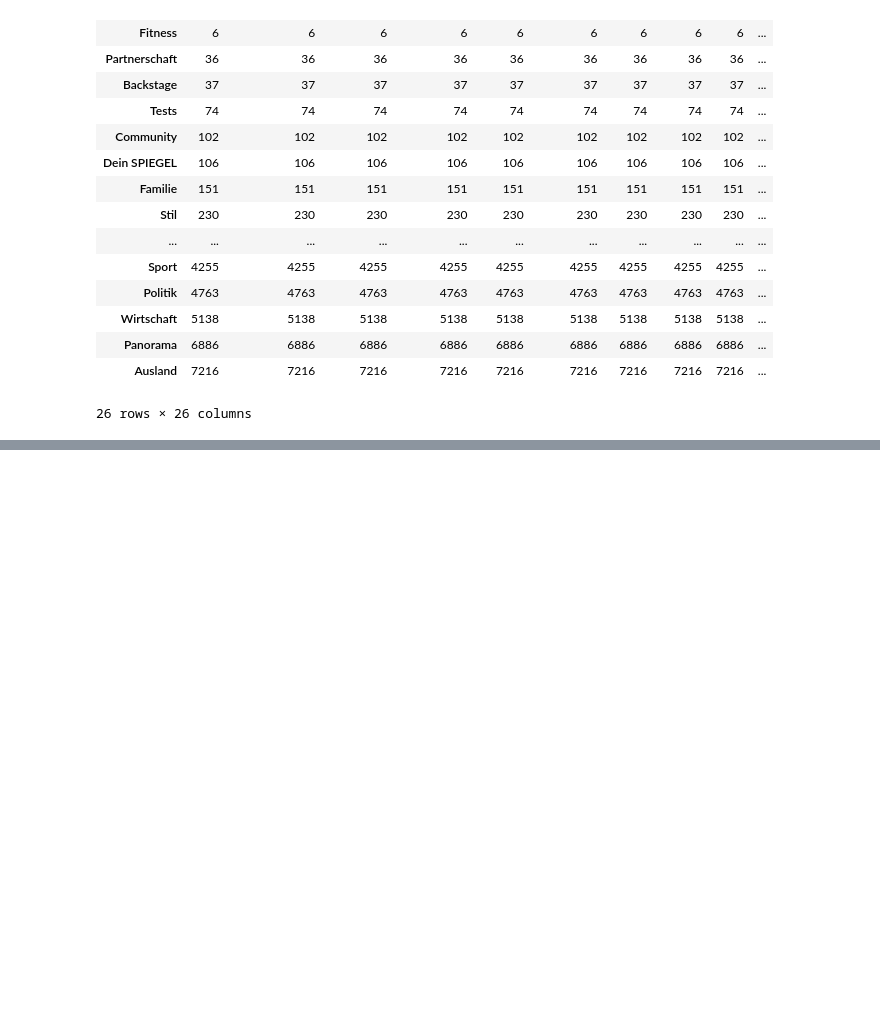
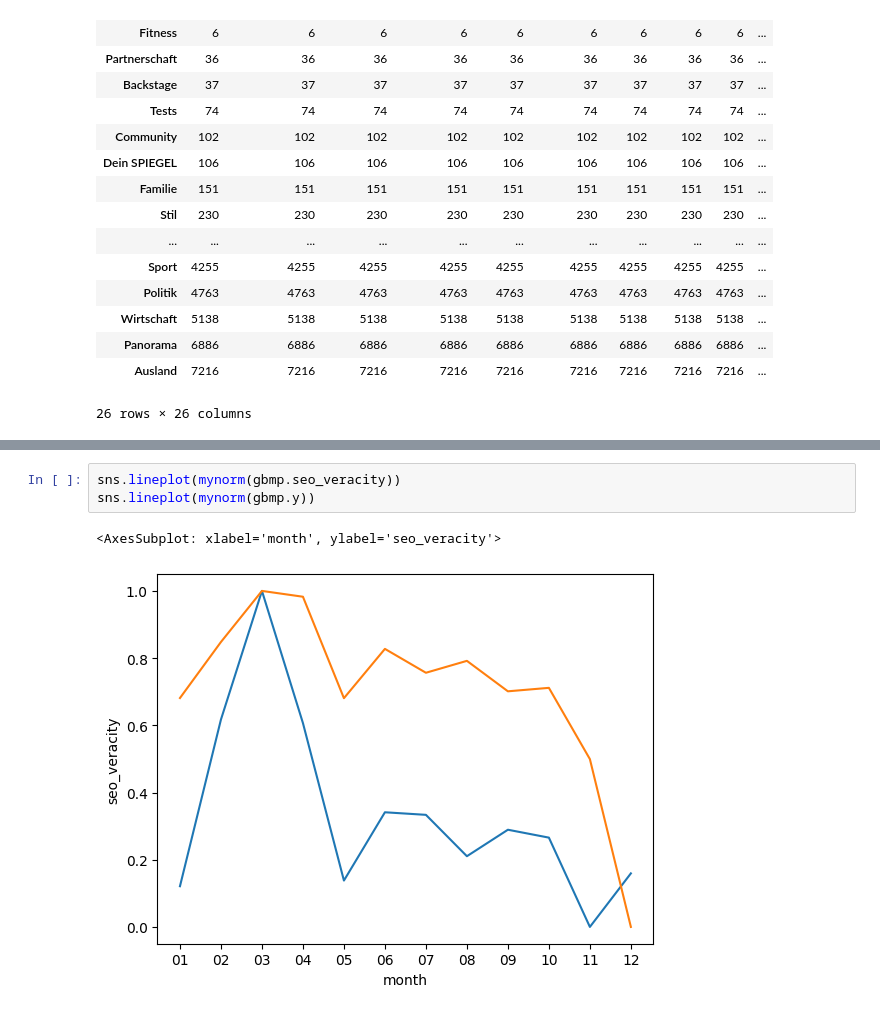
Before and after one commit to horychtom/predicting-users, a Jupyter notebook: notebooks/dataset_versions.ipynb, the cells around one changed output, grey strips where cells are left out. Saved outputs shown, nothing was run; the diff lists cells and outputs as text; blank space fills up the shorter version.

```diff
--- a/notebooks/dataset_versions.ipynb
+++ b/notebooks/dataset_versions.ipynb
@@ -71,0 +137,6 @@ d[d.channel.isin(['Ausland','Panorama','Politik'])]
+# %%
+sns.lineplot(mynorm(gbmp.seo_veracity))
+sns.lineplot(mynorm(gbmp.y))
+# %% [output]
+<AxesSubplot: xlabel='month', ylabel='seo_veracity'>
+[figure, added]
```
Also changed, not shown: parts of 44 cells of this notebook, 1 other file.
